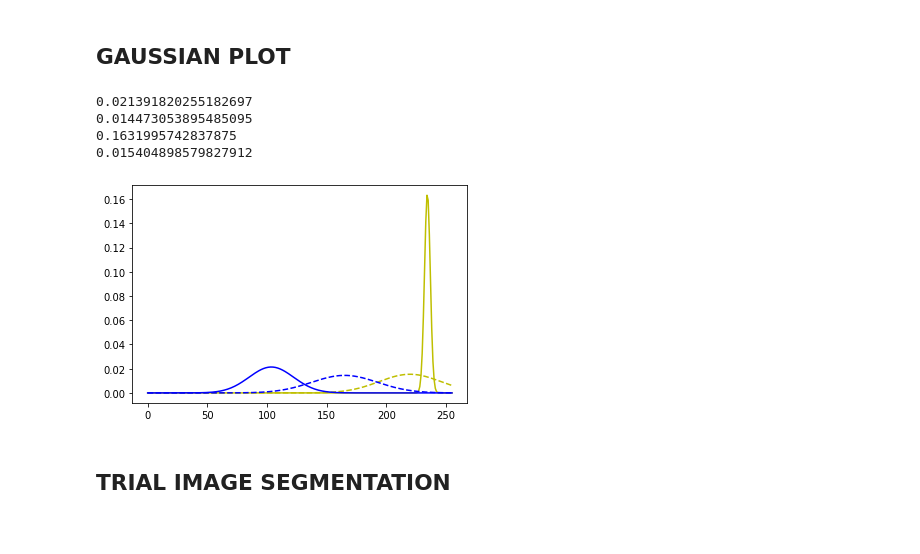
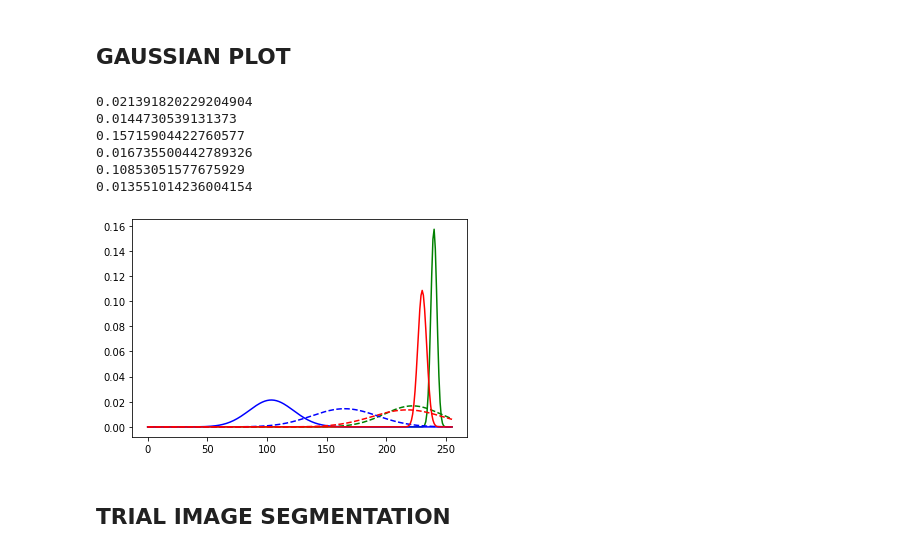
Before and after one commit to aarjunsrinivasan/Image-Segmentation-using-GMM, a Jupyter notebook: Check Yellove.ipynb, the cells around one changed output. Drawn from its saved outputs; the diff is of its cells as text; code cells hidden in the pictures.

```diff
--- a/Check Yellove.ipynb
+++ b/Check Yellove.ipynb
@@ -52,7 +52,3 @@ plt.plot(histr,color = 'r')
 plt.show()
 # %% [output]
 [figure]
-# %%
-def Probabilty(x_co, mean, std):
-    m=mean*np.ones((1,x_co.shape[0]))
-    return (1 / (std * np.sqrt(2 * np.pi))) * (np.exp(-(np.square(x_co - m)) / (2 * (std) ** 2)))
@@ -141,0 +146,9 @@ final strd-  2.418928519087681 25.896430556927292
+# %%
+meanr1=mean1
+meanr2=mean2
+# meanr3=mean3
+stdr1=std1
+stdr2=std2
+# stdr3=std3
+print('final mean- ',mean1,mean2)
+print('final strd- ',std1, std2)
@@ -143,8 +159,8 @@ final strd-  2.418928519087681 25.896430556927292
 ## BLUE CHANNEL
 # %%
 n = 0
-mean1 = 100
-mean2 = 180
+mean1 = 120
+mean2 = 150
 # mean3 = 150
 
 
@@ -152,7 +168,7 @@ std1 = 10
 std2 = 10
 # std3 = 10
 # %%
-while (n != 100):
+while (n != 50):
         p1 = Probabilty(pb,mean1,std1)
         p2 = Probabilty(pb, mean2, std2)
 #         p3 = Probabilty(pb, mean3, std3)
@@ -193,53 +209,73 @@ def gaussian(x, mu, sig):
 x=list(range(0, 256))
 
 
-mgr1=np.array([meangr1])
-mgr2=np.array([meangr2])
+mg1=np.array([meang1])
+mg2=np.array([meang2])
 # mg3=np.array([meang3])
-sgr1=np.array([stdgr1])
-sgr2=np.array([stdgr2])
+sg1=np.array([stdg1])
+sg2=np.array([stdg2])
 # sg3=np.array([stdg3])
 
-gr1=gaussian(x, mgr1, sgr1)
-gr2=gaussian(x, mgr2, sgr2)
+g1=gaussian(x, mg1, sg1)
+g2=gaussian(x, mg2, sg2)
 # g3=gaussian(x, mg3, sg3)
 
-plt.plot(gr1, 'y', linestyle='-')
-plt.plot(gr2, 'y',linestyle='--')
+plt.plot(g1, 'g', linestyle='-')
+plt.plot(g2, 'g', linestyle='--')
 # plt.plot(g3, 'g', linestyle=':')
 
+
+
+mr1=np.array([meanr1])
+mr2=np.array([meanr2])
+# mr3=np.array([meanr3])
+sr1=np.array([stdr1])
+sr2=np.array([stdr2])
+# sr3=np.array([stdr3])
+
+r1=gaussian(x, mr1, sr1)
+r2=gaussian(x, mr2, sr2)
+# r3=gaussian(x, mr3, sr3)
 
 mb1=np.array([meanb1])
 mb2=np.array([meanb2])
 # mb3=np.array([meanb3])
 sb1=np.array([stdb1])
 sb2=np.array([stdb2])
 # sb3=np.array([stdb3])
 
 
 b1=gaussian(x, mb1, sb1)
 b2=gaussian(x, mb2, sb2)
 # b3=gaussian(x, mb3, sb3)
 
 plt.plot(b1, 'b', linestyle='-')
 plt.plot(b2, 'b', linestyle='--')
 # plt.plot(b3, 'b', linestyle=':')
 print(max(b1))
 print(max(b2))
 # print(max(b3))
 
-print(max(gr1))
-print(max(gr2))
+print(max(g1))
+print(max(g2))
 # print(max(g3))
 
+print(max(r1))
+print(max(r2))
+# print(max(r3))
 
+plt.plot(r1, 'r',linestyle='-')
+plt.plot(r2, 'r',linestyle='--')
+# plt.plot(r3, 'r',linestyle=':')
 plt.show()
 # %% [output]
-0.021391820255182697
-0.014473053895485095
-0.1631995742837875
-0.015404898579827912
+0.021391820229204904
+0.0144730539131373
+0.15715904422760577
+0.016735500442789326
+0.10853051577675929
+0.013551014236004154
-[figure, old version]
+[figure, new version]
 # %% [markdown]
 ## TRIAL IMAGE SEGMENTATION
 # %%
```
Also changed, not shown: parts of 13 cells of this notebook.
